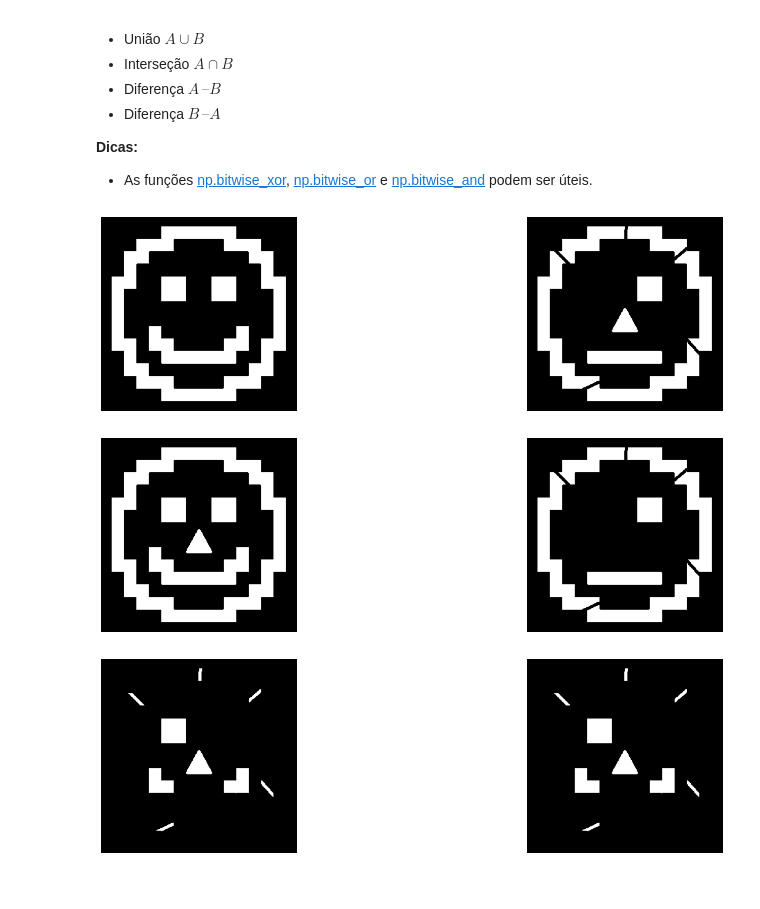
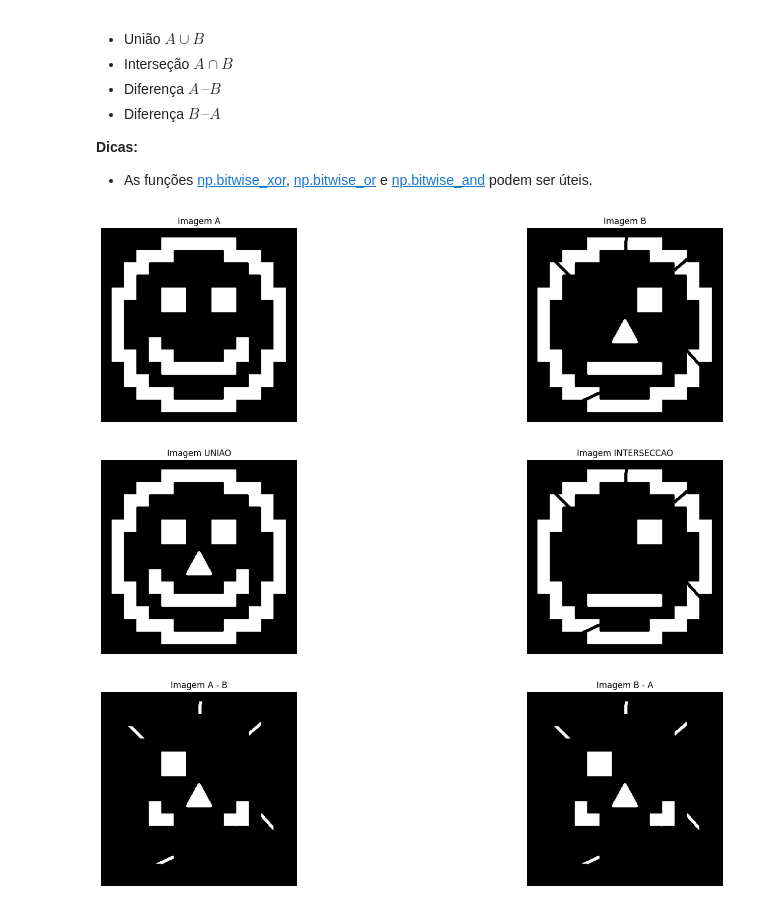
Before and after one commit to DanFerrari/comp_vision_usp, a Jupyter notebook: Lista_de_Exercicio_2.ipynb, the cells around one changed output. Drawn from its saved outputs; the diff is of its cells as text; code cells hidden in the pictures.

```diff
--- a/Lista_de_Exercicio_2.ipynb
+++ b/Lista_de_Exercicio_2.ipynb
@@ -68,36 +68,40 @@
 # %%
 ## -- Seu código começa AQUI -- ##
 
-def exibir_imagens_horizontal(imgs):
+def exibir_imagens_horizontal(imgs,titles=["",""]):
   quant_imgs = len(imgs)
   fig,axes = plt.subplots(1,quant_imgs,figsize = (20,5))
   if(quant_imgs <= 1):
     return
   for i,img in enumerate(imgs):
       axes[i].imshow(img, cmap = 'gray')
       axes[i].axis('off')
+      axes[i].set_title(titles[i])
+  plt.show()
 
 
 img_a = cv.imread("./imagens/pratica_02/A.png")
 img_b = cv.imread("./imagens/pratica_02/B.png")
 
 img_uniao = np.bitwise_or(img_a,img_b)
 img_intersecao = np.bitwise_and(img_a,img_b)
 
 img_dif_ab = np.bitwise_xor(img_a,img_b)
 img_dif_ba = np.bitwise_xor(img_b,img_a)
 
-exibir_imagens_horizontal([img_a,img_b])
-exibir_imagens_horizontal([img_uniao,img_intersecao])
-exibir_imagens_horizontal([img_dif_ab,img_dif_ba])
+exibir_imagens_horizontal([img_a,img_b],["Imagem A","Imagem B"])
+exibir_imagens_horizontal([img_uniao,img_intersecao],["Imagem UNIAO","Imagem INTERSECCAO"])
+exibir_imagens_horizontal([img_dif_ab,img_dif_ba],["Imagem A - B","Imagem B - A"])
 
 ## -- Seu código termina AQUI -- ##
 
 ## -- COMENTÁRIOS -- ##
+
+# interessante que ambas as diferencas tiveram o mesmo resultado
 # %% [output]
-[figure, old version]
+[figure, new version]
-[figure, old version]
+[figure, new version]
-[figure, old version]
+[figure, new version]
 # %% [markdown]
 ### 2) Erosão (1,5/10)
 
```
Also changed, not shown: parts of 4 cells of this notebook.
